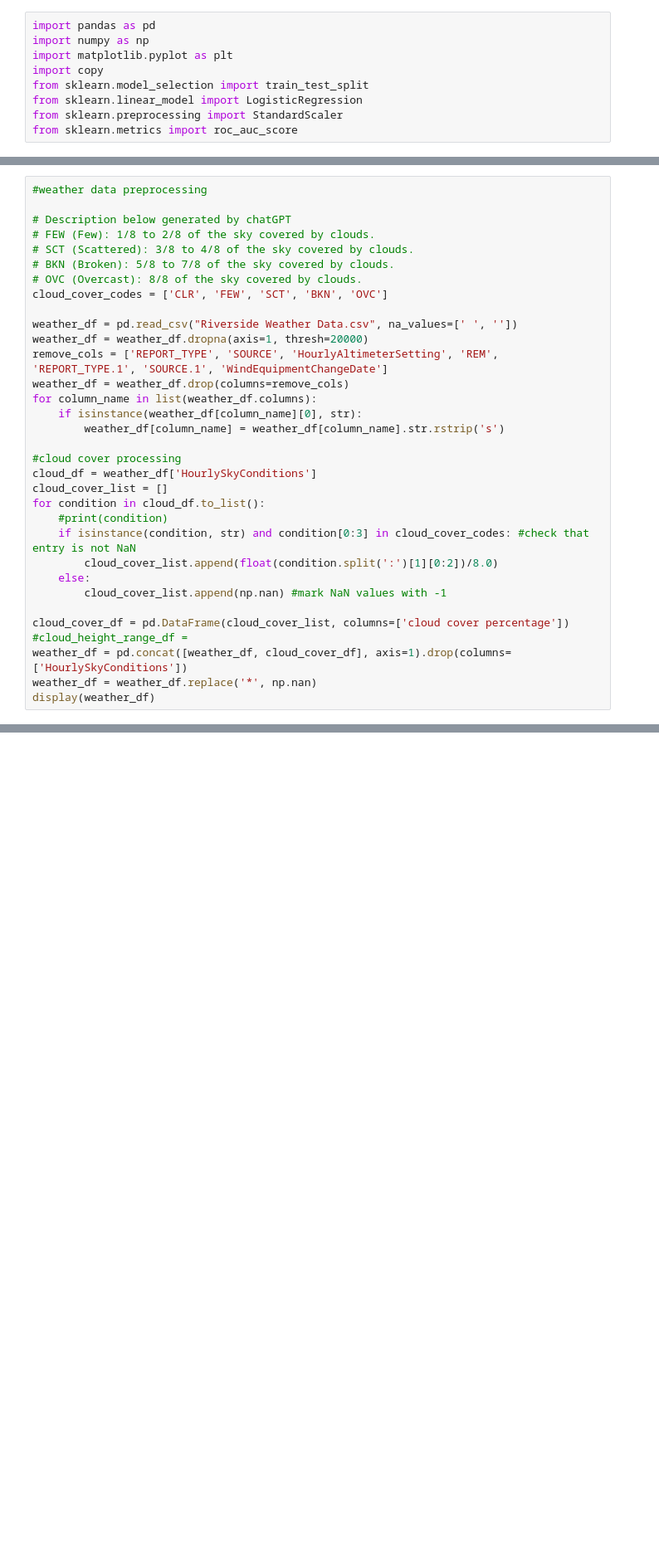
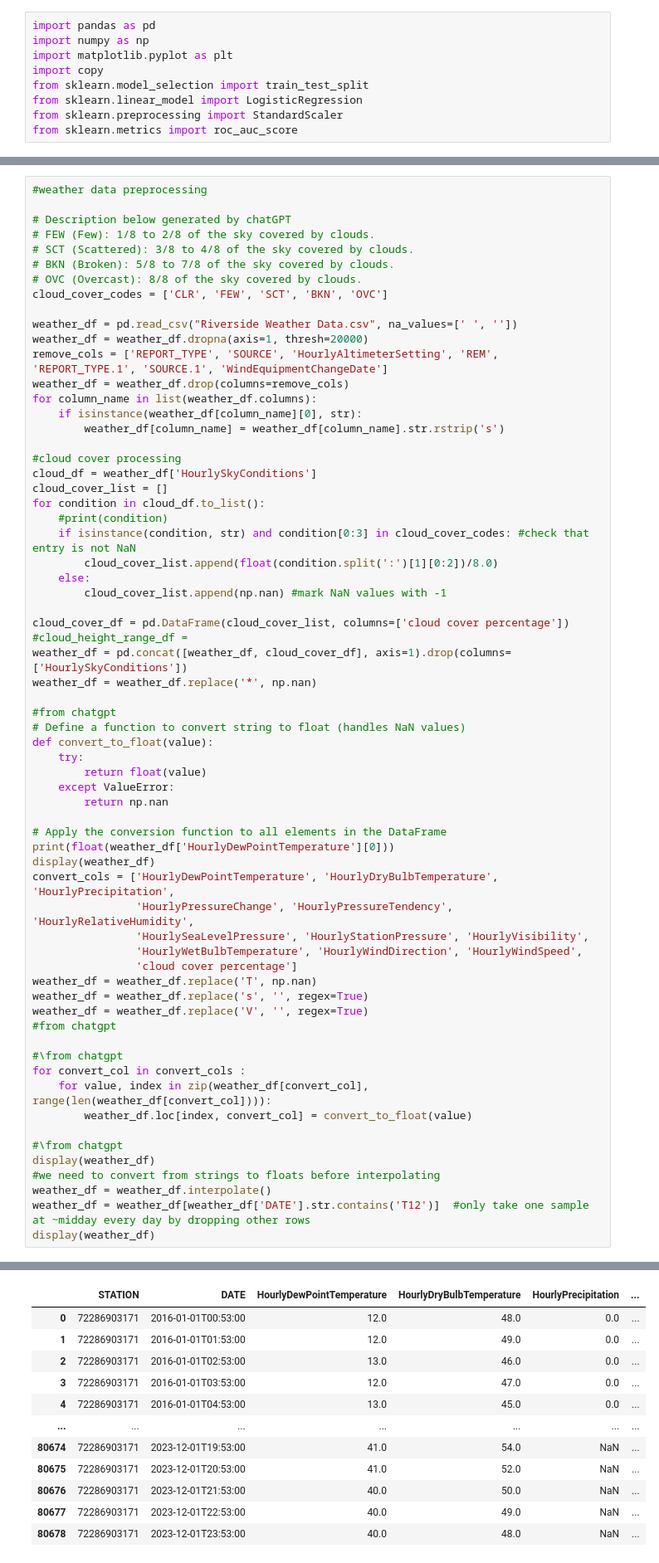
Before and after one commit to stirleng/Fire_Hazard_Evaluation, a Jupyter notebook: main.ipynb, the cells around one changed output, grey strips where cells are left out. Shown: that part at 83% size. Cells and saved outputs as stored; diff of their text form; blank space fills up the shorter version.

Commit message:
dropping NaNs not working

```diff
--- a/main.ipynb
+++ b/main.ipynb
@@ -69,5 +69,37 @@ cloud_cover_df = pd.DataFrame(cloud_cover_list, columns=['cloud cover percentage
 #cloud_height_range_df =
 weather_df = pd.concat([weather_df, cloud_cover_df], axis=1).drop(columns=['HourlySkyConditions'])
 weather_df = weather_df.replace('*', np.nan)
+
+#from chatgpt
+# Define a function to convert string to float (handles NaN values)
+def convert_to_float(value):
+    try:
+        return float(value)
+    except ValueError:
+        return np.nan
+
+# Apply the conversion function to all elements in the DataFrame
+print(float(weather_df['HourlyDewPointTemperature'][0]))
 display(weather_df)
+convert_cols = ['HourlyDewPointTemperature', 'HourlyDryBulbTemperature', 'HourlyPrecipitation',
+                'HourlyPressureChange', 'HourlyPressureTendency', 'HourlyRelativeHumidity',
+                'HourlySeaLevelPressure', 'HourlyStationPressure', 'HourlyVisibility',
+                'HourlyWetBulbTemperature', 'HourlyWindDirection', 'HourlyWindSpeed',
+                'cloud cover percentage']
+weather_df = weather_df.replace('T', np.nan)
+weather_df = weather_df.replace('s', '', regex=True)
+weather_df = weather_df.replace('V', '', regex=True)
+#from chatgpt
+
+#\from chatgpt
+for convert_col in convert_cols :
+    for value, index in zip(weather_df[convert_col], range(len(weather_df[convert_col]))):
+        weather_df.loc[index, convert_col] = convert_to_float(value)
+
+#\from chatgpt
+display(weather_df)
+#we need to convert from strings to floats before interpolating
+weather_df = weather_df.interpolate()
+weather_df = weather_df[weather_df['DATE'].str.contains('T12')]  #only take one sample at ~midday every day by dropping other rows
+display(weather_df)
 # %% [output]
@@ -86,0 +120,12 @@ display(weather_df)
+|  | STATION | DATE | HourlyDewPointTemperature | HourlyDryBulbTemperature | HourlyPrecipitation | ... |
+| 0 | 72286903171 | 2016-01-01T00:53:00 | 12.0 | 48.0 | 0.0 | ... |
+| 1 | 72286903171 | 2016-01-01T01:53:00 | 12.0 | 49.0 | 0.0 | ... |
+| 2 | 72286903171 | 2016-01-01T02:53:00 | 13.0 | 46.0 | 0.0 | ... |
+| 3 | 72286903171 | 2016-01-01T03:53:00 | 12.0 | 47.0 | 0.0 | ... |
+| 4 | 72286903171 | 2016-01-01T04:53:00 | 13.0 | 45.0 | 0.0 | ... |
+| ... | ... | ... | ... | ... | ... | ... |
+| 80674 | 72286903171 | 2023-12-01T19:53:00 | 41.0 | 54.0 | NaN | ... |
+| 80675 | 72286903171 | 2023-12-01T20:53:00 | 41.0 | 52.0 | NaN | ... |
+| 80676 | 72286903171 | 2023-12-01T21:53:00 | 40.0 | 50.0 | NaN | ... |
+| 80677 | 72286903171 | 2023-12-01T22:53:00 | 40.0 | 49.0 | NaN | ... |
+| 80678 | 72286903171 | 2023-12-01T23:53:00 | 40.0 | 48.0 | NaN | ... |
```
Also changed, not shown: parts of 2 cells of this notebook, 1 other file.
